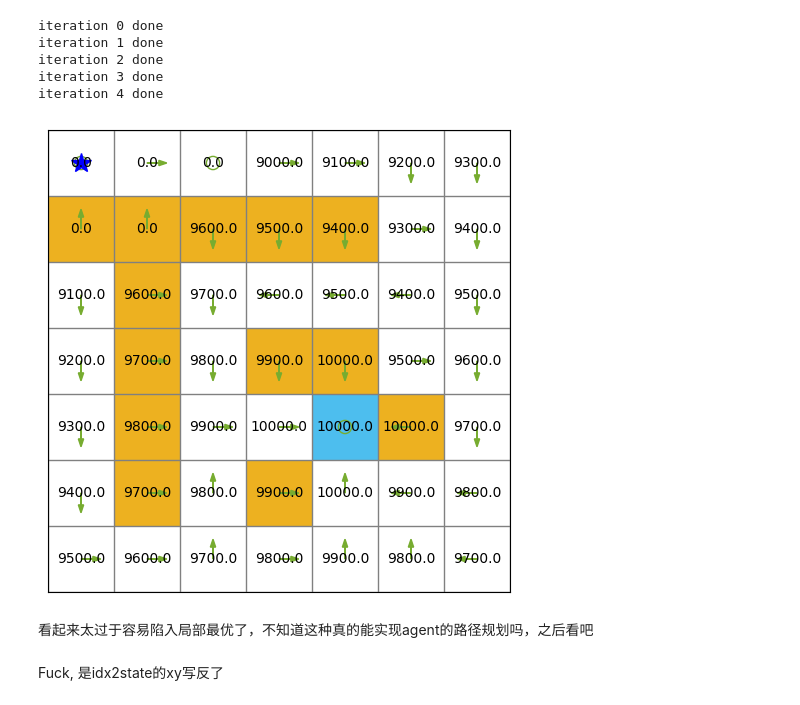
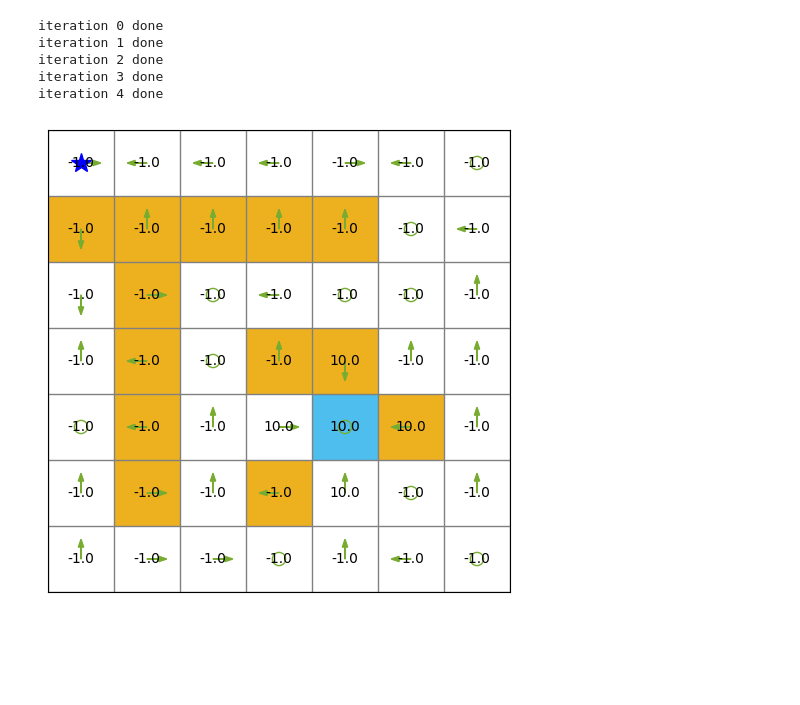
Before and after one commit to VeinsureLee/RL_Study, a Jupyter notebook: Grid_world/Note/chapter5_MC/1.MC_Basic.ipynb, the cells around one changed output. Saved outputs shown, nothing was run; the diff lists cells and outputs as text; code cells hidden in the pictures; blank space fills up the shorter version.

```diff
--- a/Grid_world/Note/chapter5_MC/1.MC_Basic.ipynb
+++ b/Grid_world/Note/chapter5_MC/1.MC_Basic.ipynb
@@ -61,11 +61,14 @@ class MonteCarlo:
             episode_list.append((s_idx, a_idx, reward))
             total_return += (self.gamma ** t) * reward
 
-            if next_state != self.env.target_state:
-                s_idx = self.state2idx(next_state)
-                s = next_state
-                a_idx = self.choose_action(s_idx)
-                a = self.idx2action(a_idx)
+            # 到达target state后立即终止episode
+            if next_state == self.env.target_state:
+                break
+
+            s_idx = self.state2idx(next_state)
+            s = next_state
+            a_idx = self.choose_action(s_idx)
+            a = self.idx2action(a_idx)
 
         return episode_list, total_return
 
@@ -112,21 +115,15 @@ class MonteCarlo:
         self.env.render_static(values=self.V, policy=self.policy, precision=precision)
 # %%
 env = GridWorld()
-env.reward_target = 100
-env.reward_step = 0
-env.reward_forbidden = -1
-env.reset()
-agent = MonteCarlo(env, iterations=5, episodes_steps=5, episode_length=100, gamma=1, epsilon=0)
-agent.iteration()
-agent.render()
-# %% [output]
-iteration 0 done
-iteration 1 done
-iteration 2 done
-iteration 3 done
-iteration 4 done
-[figure, removed]
-# %% [markdown]
-看起来太过于容易陷入局部最优了，不知道这种真的能实现agent的路径规划吗，之后看吧
-# %% [markdown]
-Fuck, 是idx2state的xy写反了
+# %%
+env.reset()
+agent = MonteCarlo(env, iterations=5, episodes_steps=5, episode_length=1, gamma=0.99, epsilon=0)
+agent.iteration()
+agent.render()
+# %% [output]
+iteration 0 done
+iteration 1 done
+iteration 2 done
+iteration 3 done
+iteration 4 done
+[figure, added]
```
Also changed, not shown: parts of 2 cells of this notebook, 3 other files.
